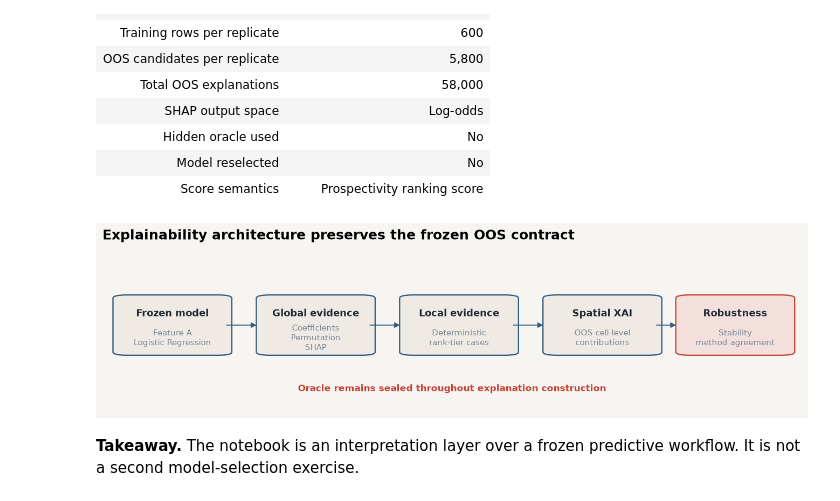
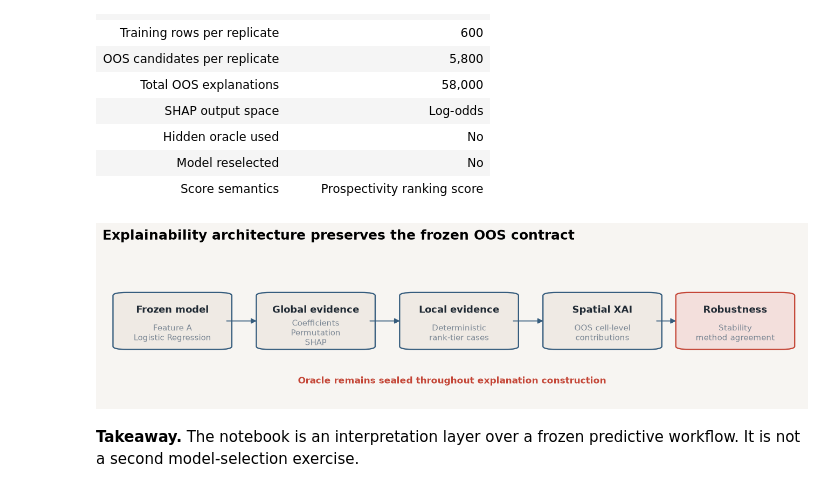
Before and after one commit to EHDataAI/geoai-mineral-labs, a Jupyter notebook: labs/lab06_explainable_geoai/06_explainable_geoai.ipynb, the cells around one changed output. Drawn from its saved outputs; the diff is of its cells as text; code cells hidden in the pictures.

Commit message:
style: standardize LAB06 figure spacing and legends

```diff
--- a/labs/lab06_explainable_geoai/06_explainable_geoai.ipynb
+++ b/labs/lab06_explainable_geoai/06_explainable_geoai.ipynb
@@ -69,6 +69,7 @@ plt.rcParams.update(
         "axes.spines.right": False,
         "axes.titleweight": "bold",
         "axes.titlesize": 15,
+        "axes.titlepad": 18,
         "axes.labelsize": 10.5,
         "font.size": 10.5,
         "legend.frameon": False,
@@ -347,38 +348,38 @@ for index, (x, title, subtitle) in enumerate(stages):
         next_x = stages[index + 1][0]
         arrow = FancyArrowPatch(
             (x + width + 0.005, 0.53),
             (next_x - 0.012, 0.53),
             arrowstyle="-|>",
             mutation_scale=12,
             linewidth=1.1,
             color=TRUST,
         )
         ax.add_patch(arrow)
 
 ax.text(
     0.5,
     0.14,
     "Oracle remains sealed throughout explanation construction",
     ha="center",
     va="center",
     fontsize=10,
     color=ACCENT,
     fontweight="bold",
 )
 ax.set_title(
     "Explainability architecture preserves the frozen OOS contract",
     loc="left",
     pad=10,
 )
 fig.subplots_adjust(
-    left=0.035,
-    right=0.975,
-    top=0.86,
-    bottom=0.12,
+    left=0.04,
+    right=0.98,
+    top=0.84,
+    bottom=0.14,
 )
 plt.show()
 # %% [output]
-[figure, old version]
+[figure, new version]
 # %% [markdown]
 **Takeaway.** The notebook is an interpretation layer over a frozen
 predictive workflow. It is not a second model-selection exercise.
```
Also changed, not shown: parts of 9 cells of this notebook, 3 other files.
